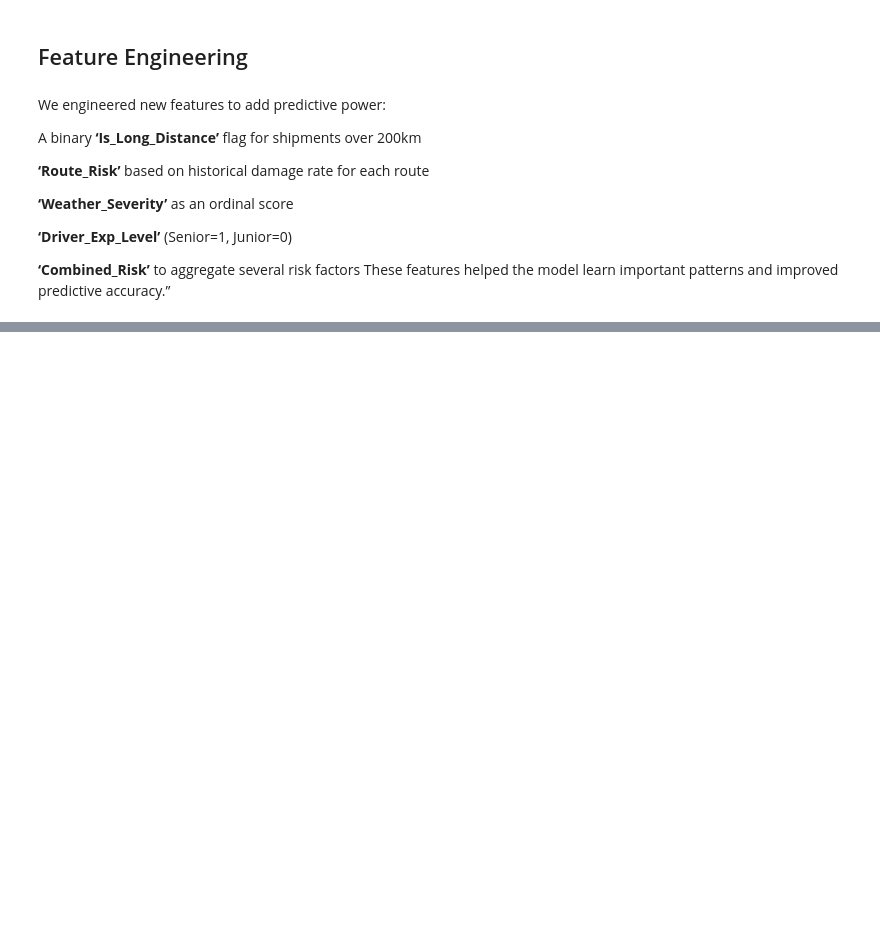
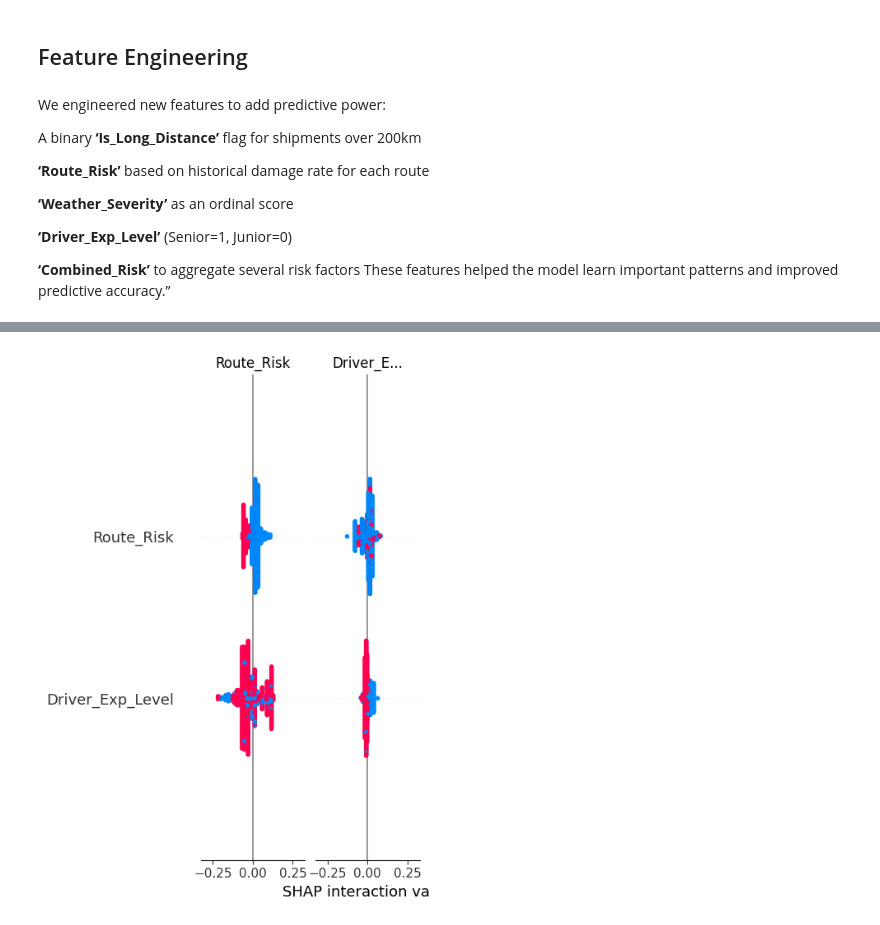
Before and after one commit to mmilannaik/BigOCheatSheet, a Jupyter notebook: Quantzig_Intransit Daage Classification_CPG.ipynb, the cells around one changed output, grey strips where cells are left out. Cells and saved outputs as stored; diff of their text form; code cells hidden in the pictures; blank space fills up the shorter version.

```diff
--- a/Quantzig_Intransit Daage Classification_CPG.ipynb
+++ b/Quantzig_Intransit Daage Classification_CPG.ipynb
@@ -172,0 +261,23 @@ These features helped the model learn important patterns and improved predictive
+# %%
+# 5. Modeling with Feature Engineered Data
+# Drop original columns that contribute to Combined_Risk to avoid redundancy
+cols_to_drop = ['Is_Long_Distance', 'Weather_Severity', 'Packaging', 'Distance_km']
+data_fe = pd.get_dummies(
+    data_missing.drop(columns=['Shipment_ID', 'Damage'] + cols_to_drop)
+)
+
+y = data_missing['Damage']
+X_train, X_test, y_train, y_test = train_test_split(
+    data_fe, y, stratify=y, test_size=0.2, random_state=42
+)
+
+clf = RandomForestClassifier(
+    n_estimators=100,
+    class_weight='balanced',
+    random_state=42
+)
+clf.fit(X_train, y_train)
+y_pred = clf.predict(X_test)
+y_proba = clf.predict_proba(X_test)[:, 1]
+print(classification_report(y_test, y_pred))
+print("ROC-AUC:", roc_auc_score(y_test, y_proba))
@@ -172,0 +297,8 @@ These features helped the model learn important patterns and improved predictive
+# %%
+
+smote = SMOTE(random_state=42)
+X_train_res, y_train_res = smote.fit_resample(X_train, y_train)
+
+clf.fit(X_train_res, y_train_res)
+y_pred_smote = clf.predict(X_test)
+print(classification_report(y_test, y_pred_smote))
@@ -172,0 +439,6 @@ These features helped the model learn important patterns and improved predictive
+# %%
+explainer = shap.TreeExplainer(clf)
+shap_values = explainer.shap_values(X_test)
+i = np.argmax(y_proba)
+shap.initjs()
+shap.force_plot(explainer.expected_value[1], shap_values[1][i], X_test.iloc[i])
@@ -172,0 +448,4 @@ These features helped the model learn important patterns and improved predictive
+# %%
+shap.initjs()
+shap.summary_plot(shap_values, X_test)
+# %% [output]
@@ -172,0 +453 @@ These features helped the model learn important patterns and improved predictive
+[figure, added]
```
Also changed, not shown: parts of 22 cells of this notebook.
